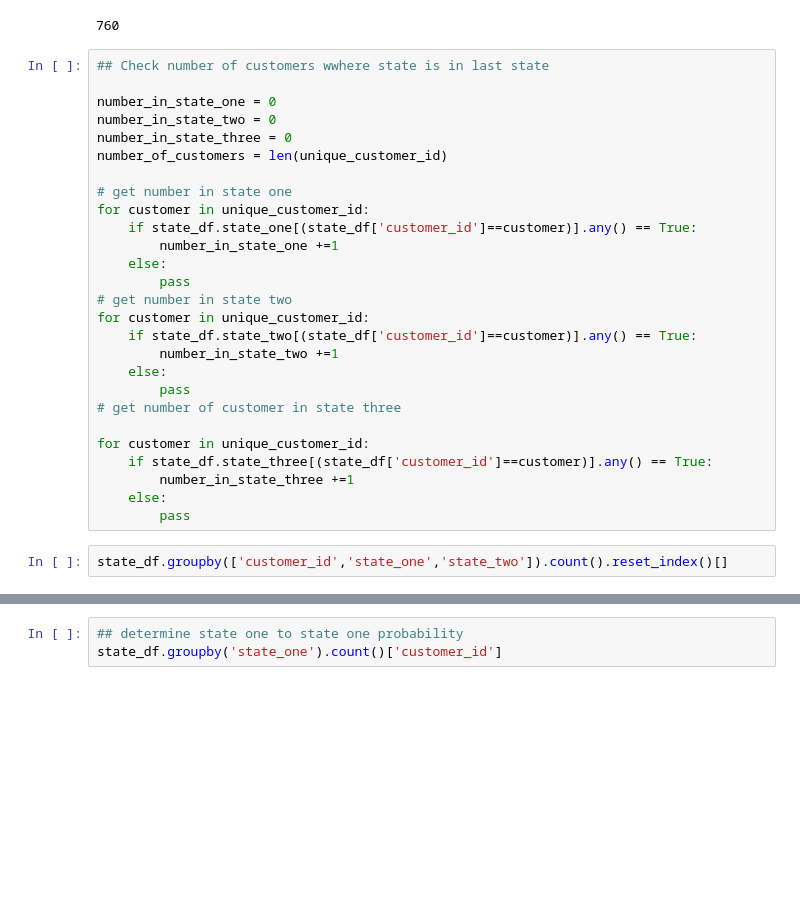
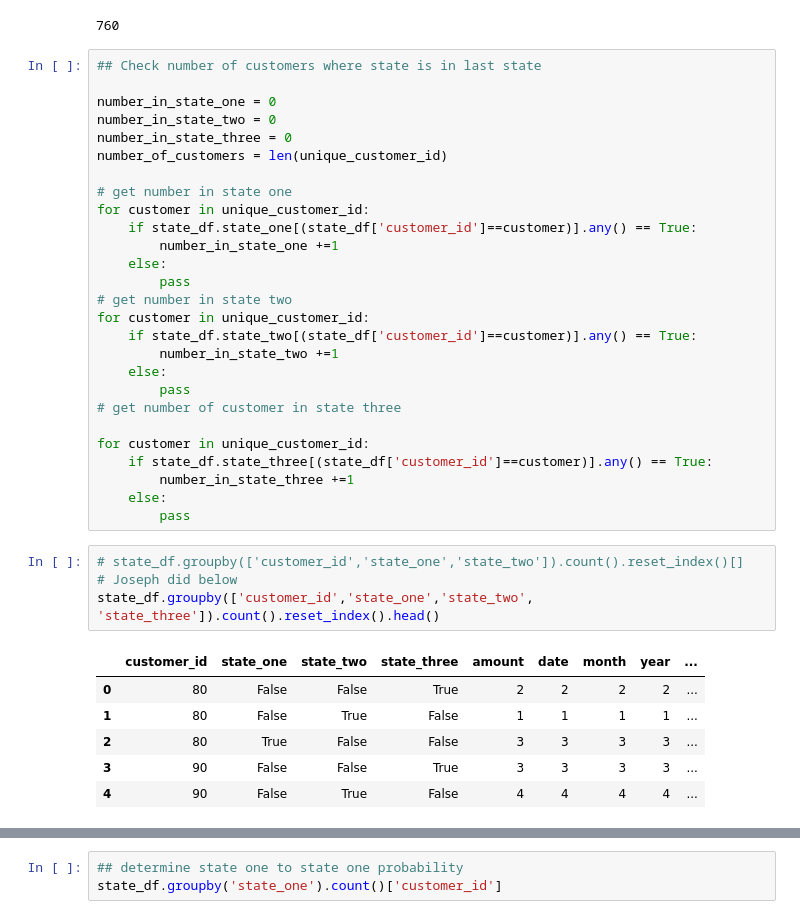
Before and after one commit to jonhilgart22/Galvanize-Data-Leadership, a Jupyter notebook: week5-MCM-CLV/Team-8-Markov-Chains.ipynb, the cells around one changed output, grey strips where cells are left out. Drawn from its saved outputs; the diff is of its cells as text; blank space fills up the shorter version.

Commit message:
Joseph minor changes with questions.

```diff
--- a/week5-MCM-CLV/Team-8-Markov-Chains.ipynb
+++ b/week5-MCM-CLV/Team-8-Markov-Chains.ipynb
@@ -268,7 +250,7 @@ unique_customer_id[0]
 # %% [output]
 760
 # %%
-## Check number of customers wwhere state is in last state
+## Check number of customers where state is in last state
 
 number_in_state_one = 0
 number_in_state_two = 0
@@ -294,7 +276,16 @@ for customer in unique_customer_id:
         number_in_state_three +=1
     else:
         pass
-# %%
-state_df.groupby(['customer_id','state_one','state_two']).count().reset_index()[]
+# %%
+# state_df.groupby(['customer_id','state_one','state_two']).count().reset_index()[]
+# Joseph did below
+state_df.groupby(['customer_id','state_one','state_two', 'state_three']).count().reset_index().head()
+# %% [output]
+|  | customer_id | state_one | state_two | state_three | amount | date | month | year | ... |
+| 0 | 80 | False | False | True | 2 | 2 | 2 | 2 | ... |
+| 1 | 80 | False | True | False | 1 | 1 | 1 | 1 | ... |
+| 2 | 80 | True | False | False | 3 | 3 | 3 | 3 | ... |
+| 3 | 90 | False | False | True | 3 | 3 | 3 | 3 | ... |
+| 4 | 90 | False | True | False | 4 | 4 | 4 | 4 | ... |
 # %%
 number_in_state_one
```
Also changed, not shown: parts of 16 cells of this notebook.
